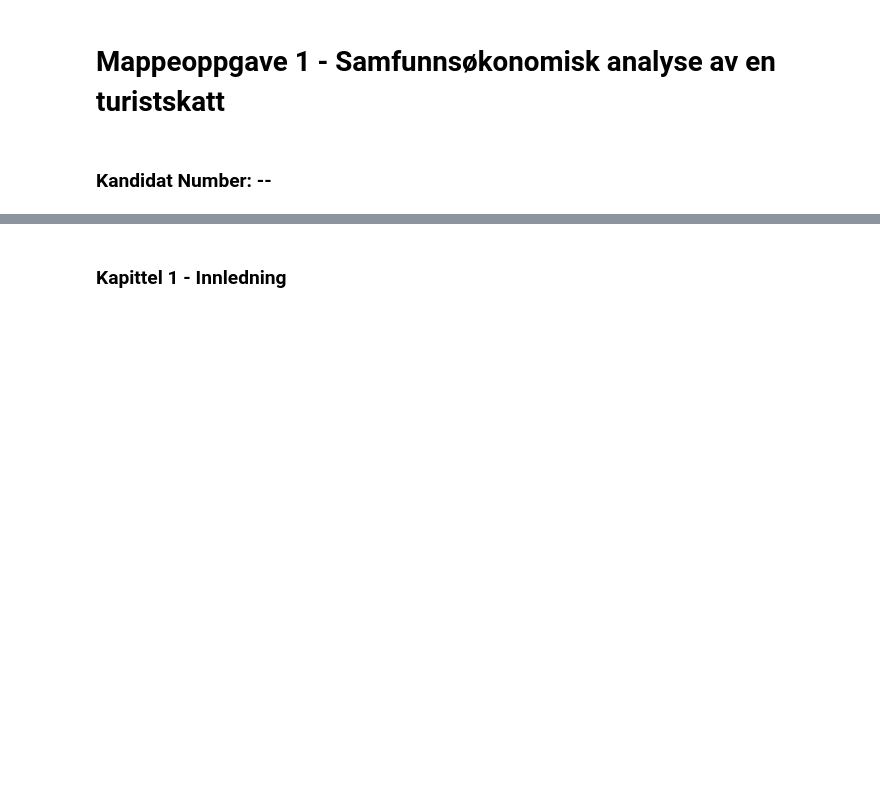
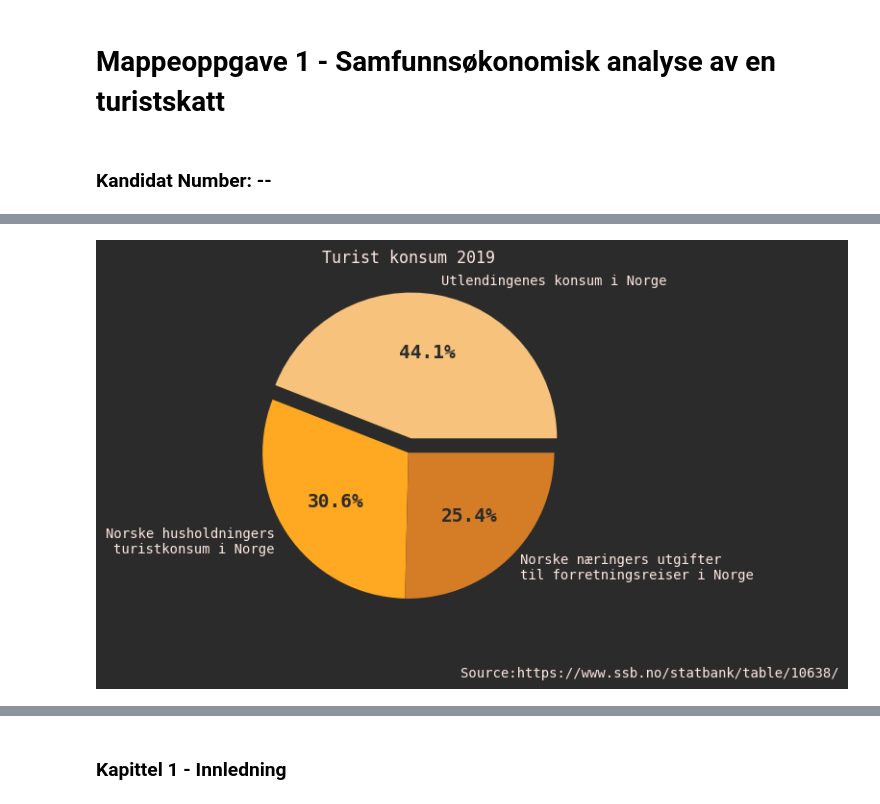
Before and after one commit to HodBuri/UIT-oppgaver---SOK1006, a Jupyter notebook: mappeoppgave1.ipynb, the cells around one changed output, grey strips where cells are left out. Drawn from its saved outputs; the diff is of its cells as text; code cells hidden in the pictures; blank space fills up the shorter version.

```diff
--- a/mappeoppgave1.ipynb
+++ b/mappeoppgave1.ipynb
@@ -195,0 +294,51 @@ df2 = dataset.write('dataframe')
+# %%
+def graph_overnattingstjenester_konsum_pie():
+
+    # Settup
+    graph_Xmin = -0.5
+    graph_Xmax = 100
+    graph_Ymin = 0
+    graph_Ymax = 100
+
+    Titel = 'Turist konsum 2019'
+
+    #Create
+
+    konsum_overnatt_total = int(df_housekonsum_19.loc[(df_housekonsum_19['konsumentgruppe'] == "Totalt konsum")]["value"])
+    konsum_overnatt_turist = int(df_housekonsum_19.loc[(df_housekonsum_19['konsumentgruppe'] == "Utlendingenes konsum i Norge")]["value"])
+    konsum_overnatt_n = int(df_housekonsum_19.loc[(df_housekonsum_19['konsumentgruppe'] == "Norske husholdningers turistkonsum i Norge")]["value"])
+    konsum_overnatt_nering = int(df_housekonsum_19.loc[(df_housekonsum_19['konsumentgruppe'] == "Norske næringers utgifter til forretningsreiser i Norge")]["value"])
+
+
+    konsum_percent_overnatt_turist = konsum_overnatt_turist/konsum_overnatt_total*100
+    konsum_percent_overnatt_norsk = konsum_overnatt_n/konsum_overnatt_total*100
+    konsum_percent_overnatt_forreting = konsum_overnatt_nering/konsum_overnatt_total*100
+
+    konsum_overnatt_percent = [konsum_percent_overnatt_turist,konsum_percent_overnatt_norsk,konsum_percent_overnatt_forreting]
+    konsum_overnatt_label = ["Utlendingenes konsum i Norge","Norske husholdningers\nturistkonsum i Norge", 'Norske næringers utgifter\ntil forretningsreiser i Norge']
+
+    fig, ax = plt.subplots()
+
+    # Graph
+    split_dis = (0.1, 0, 0)
+    _, txt, autotexts = ax.pie(konsum_overnatt_percent,
+                                       labels=konsum_overnatt_label,
+                                       autopct='%1.1f%%',
+                                       colors=["#f7c27c","#ffa822","#d57d26"],
+                                       labeldistance=1.1,
+                                       explode=split_dis
+                                      )
+
+    # Design
+    for autotext in autotexts:
+        autotext.set_weight('bold')
+        autotext.set_color('#2b2b2b')
+        autotext.set_fontsize(14)
+
+    ax.set_title(Titel)
+    fig.text(0.6,0,"Source:%s"%(source_ssb_konsum))
+    #return fig,ax
+
+graph_overnattingstjenester_konsum_pie()
+# %% [output]
+[figure, added]
```
Also changed, not shown: parts of 8 cells of this notebook.
